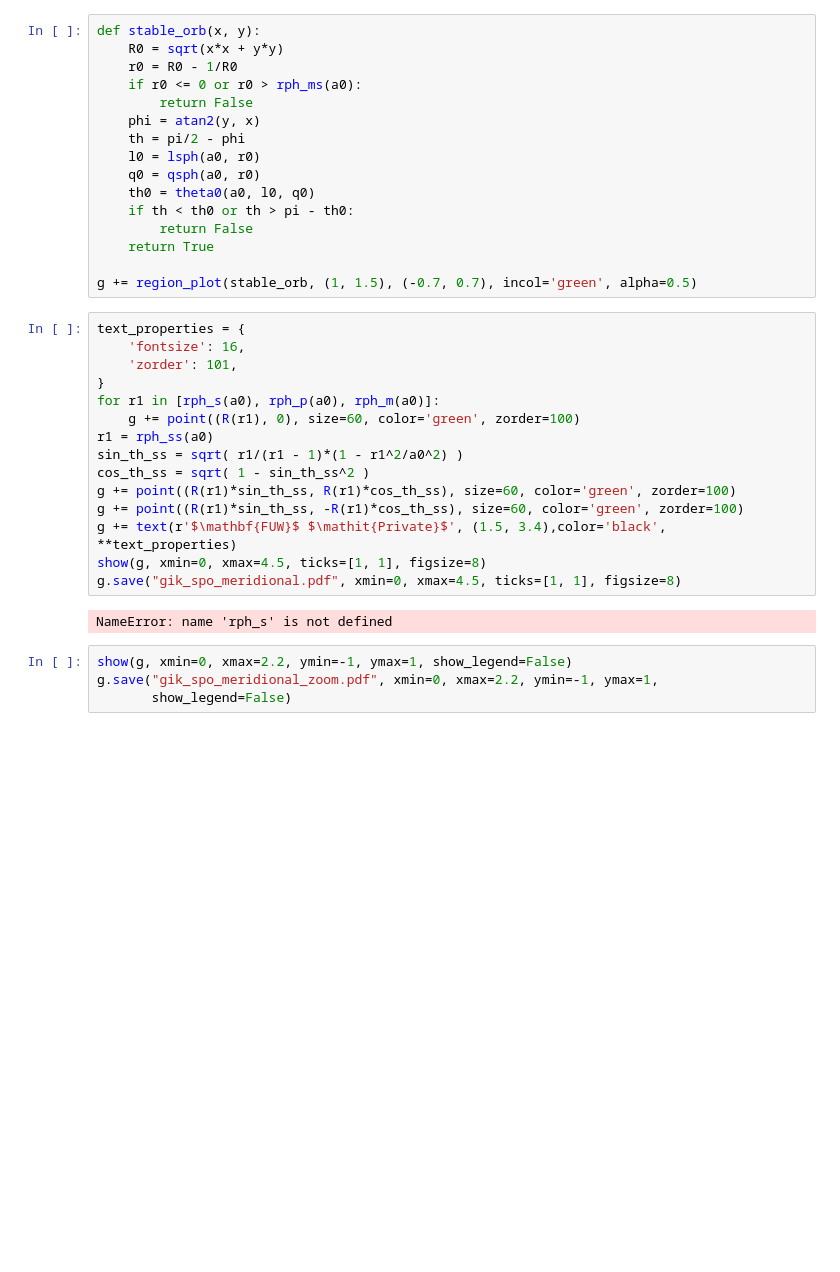
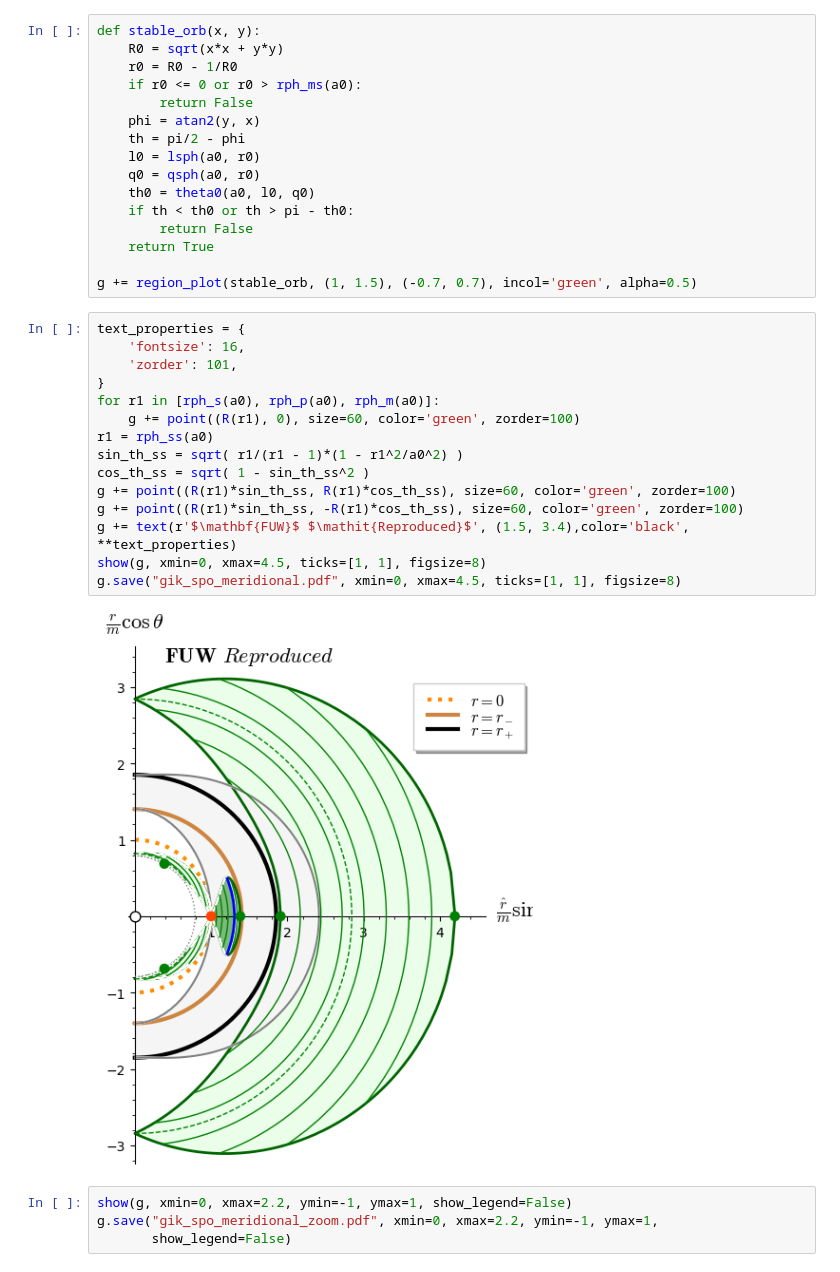
Before and after one commit to mumuhamm/ForNotLevelOne, a Jupyter notebook: Exercise03/forUWTalk.ipynb, the cells around one changed output. Cells and saved outputs as stored; diff of their text form; blank space fills up the shorter version.

```diff
--- a/Exercise03/forUWTalk.ipynb
+++ b/Exercise03/forUWTalk.ipynb
@@ -512,20 +511,20 @@ g += region_plot(stable_orb, (1, 1.5), (-0.7, 0.7), incol='green', alpha=0.5)
 # %%
 text_properties = {
     'fontsize': 16,
     'zorder': 101,
 }
 for r1 in [rph_s(a0), rph_p(a0), rph_m(a0)]:
     g += point((R(r1), 0), size=60, color='green', zorder=100)
 r1 = rph_ss(a0)
 sin_th_ss = sqrt( r1/(r1 - 1)*(1 - r1^2/a0^2) )
 cos_th_ss = sqrt( 1 - sin_th_ss^2 )
 g += point((R(r1)*sin_th_ss, R(r1)*cos_th_ss), size=60, color='green', zorder=100)
 g += point((R(r1)*sin_th_ss, -R(r1)*cos_th_ss), size=60, color='green', zorder=100)
-g += text(r'$\mathbf{FUW}$ $\mathit{Private}$', (1.5, 3.4),color='black', **text_properties)
+g += text(r'$\mathbf{FUW}$ $\mathit{Reproduced}$', (1.5, 3.4),color='black', **text_properties)
 show(g, xmin=0, xmax=4.5, ticks=[1, 1], figsize=8)
 g.save("gik_spo_meridional.pdf", xmin=0, xmax=4.5, ticks=[1, 1], figsize=8)
 # %% [output]
-NameError: name 'rph_s' is not defined
+[figure, added]
 # %%
 show(g, xmin=0, xmax=2.2, ymin=-1, ymax=1, show_legend=False)
 g.save("gik_spo_meridional_zoom.pdf", xmin=0, xmax=2.2, ymin=-1, ymax=1,
```
Also changed, not shown: parts of 5 cells of this notebook, 12 other files.
